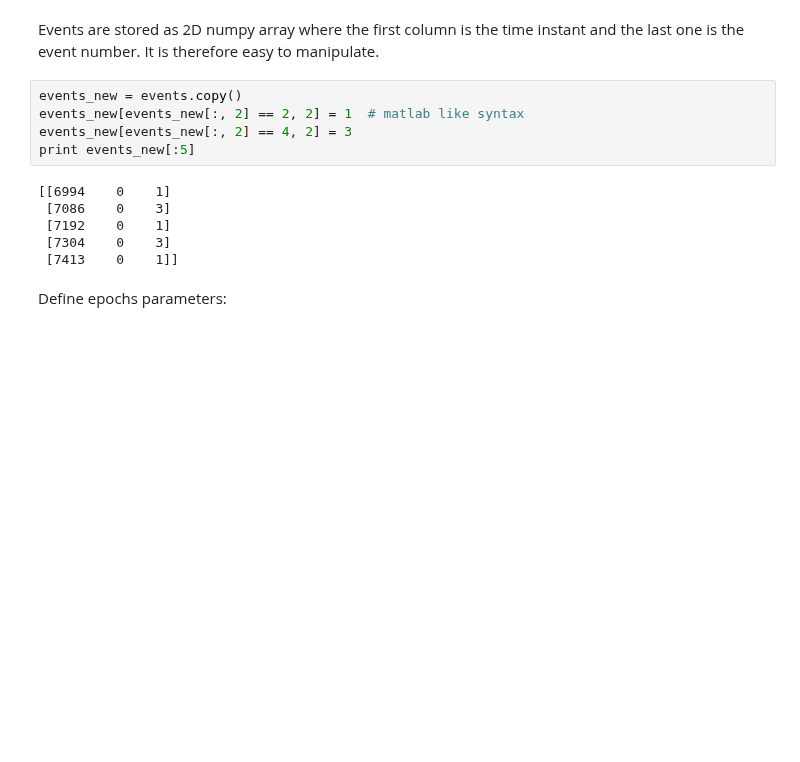
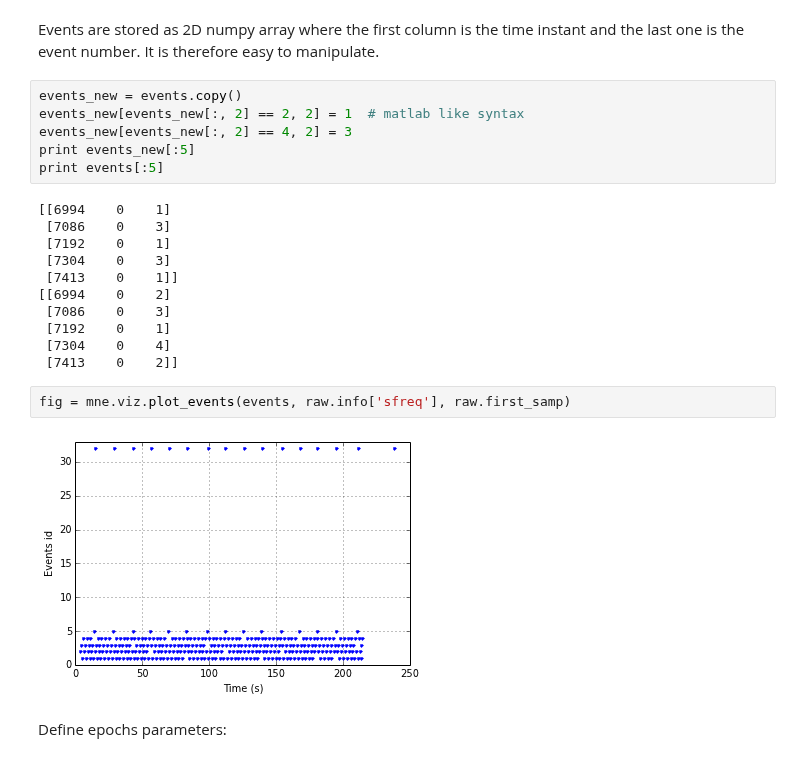
Before and after one commit to mne-tools/mne-python-notebooks, a Jupyter notebook: 1-MNE_from_raw_to_epochs_evoked.ipynb, the cells around one changed output. Drawn from its saved outputs; the diff is of its cells as text; blank space fills up the shorter version.

```diff
--- a/1-MNE_from_raw_to_epochs_evoked.ipynb
+++ b/1-MNE_from_raw_to_epochs_evoked.ipynb
@@ -190,12 +209,22 @@ events_new = events.copy()
 events_new[events_new[:, 2] == 2, 2] = 1  # matlab like syntax
 events_new[events_new[:, 2] == 4, 2] = 3
 print events_new[:5]
+print events[:5]
 # %% [output]
 [[6994    0    1]
  [7086    0    3]
  [7192    0    1]
  [7304    0    3]
  [7413    0    1]]
+[[6994    0    2]
+ [7086    0    3]
+ [7192    0    1]
+ [7304    0    4]
+ [7413    0    2]]
+# %%
+fig = mne.viz.plot_events(events, raw.info['sfreq'], raw.first_samp)
+# %% [output]
+[figure, added]
 # %% [markdown]
 Define epochs parameters:
 # %%
```
Also changed, not shown: parts of 24 cells of this notebook, 3 other files.
